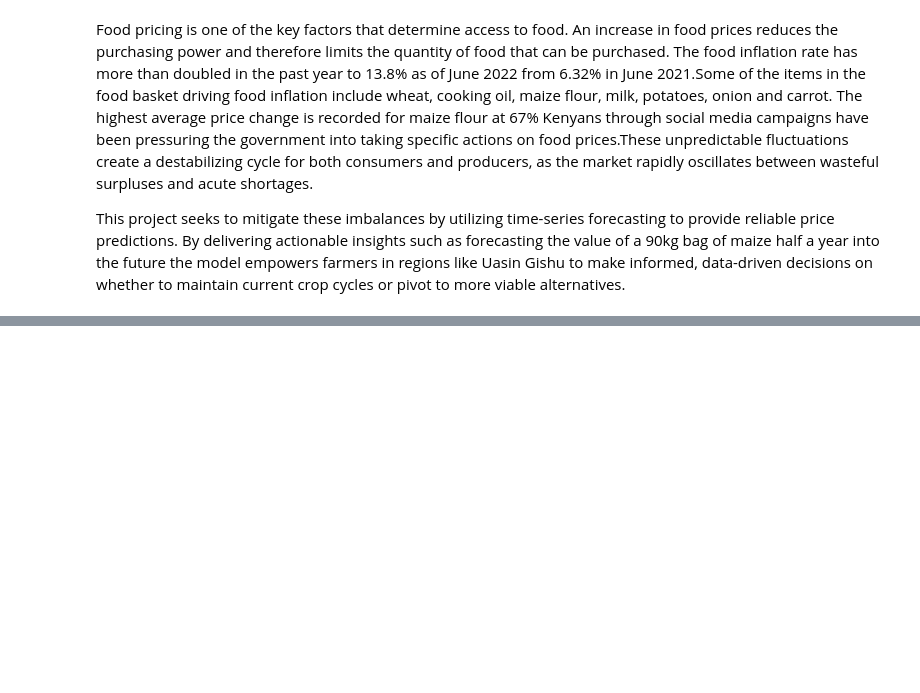
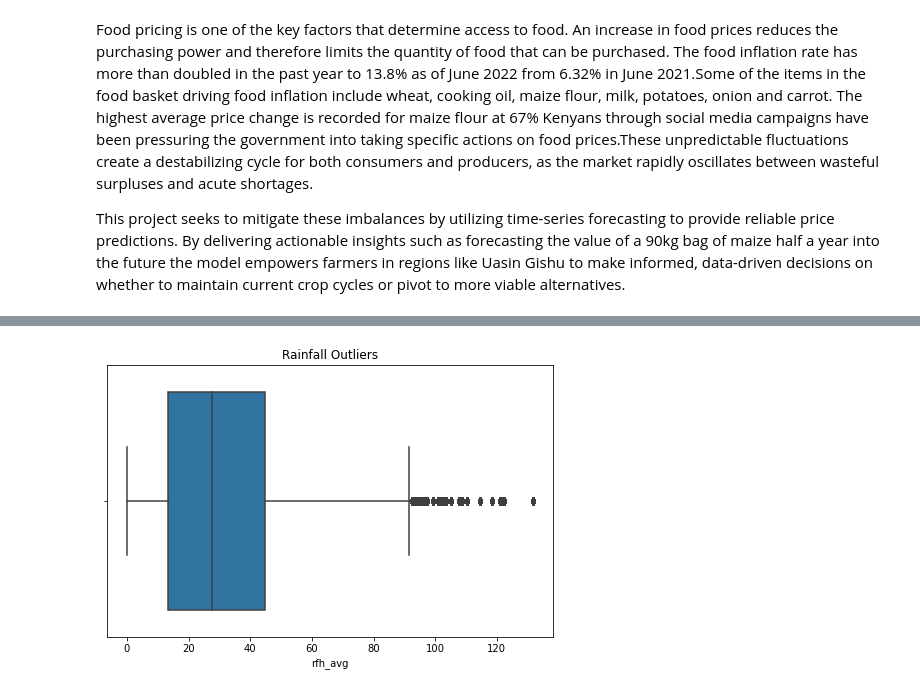
Before and after one commit to Wanyiri9dave/FoodPrice-Stabilty-Predictive-Analytics, a Jupyter notebook: index.ipynb, the cells around one changed output, grey strips where cells are left out. Drawn from its saved outputs; the diff is of its cells as text; code cells hidden in the pictures; blank space fills up the shorter version.

```diff
--- a/index.ipynb
+++ b/index.ipynb
@@ -15,0 +293,2 @@ This project seeks to mitigate these imbalances by utilizing time-series forecas
+# %%
+rainfall_df.fillna(rainfall_df.median(numeric_only=True), inplace=True)
@@ -15,0 +382,6 @@ This project seeks to mitigate these imbalances by utilizing time-series forecas
+# %%
+rainfall_df.drop(columns=[
+    'pcode',
+    'n_pixels',
+    'version'
+], inplace=True, errors='ignore')
@@ -15,0 +417,8 @@ This project seeks to mitigate these imbalances by utilizing time-series forecas
+# %%
+plt.figure(figsize=(8,5))
+sns.boxplot(x=rainfall_df['rfh_avg'])
+
+plt.title("Rainfall Outliers")
+plt.show()
+# %% [output]
+[figure, added]
```
Also changed, not shown: parts of 78 cells of this notebook, 3 other files.
